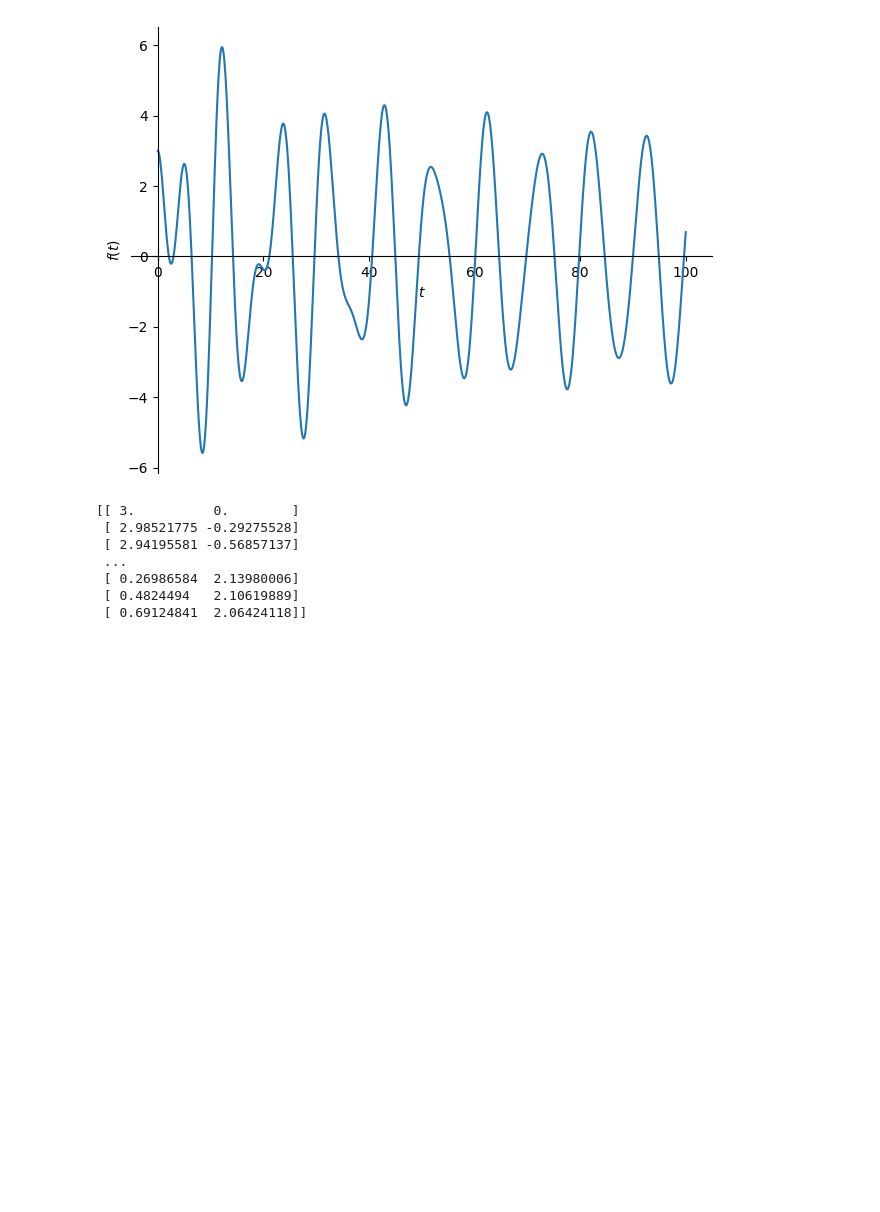
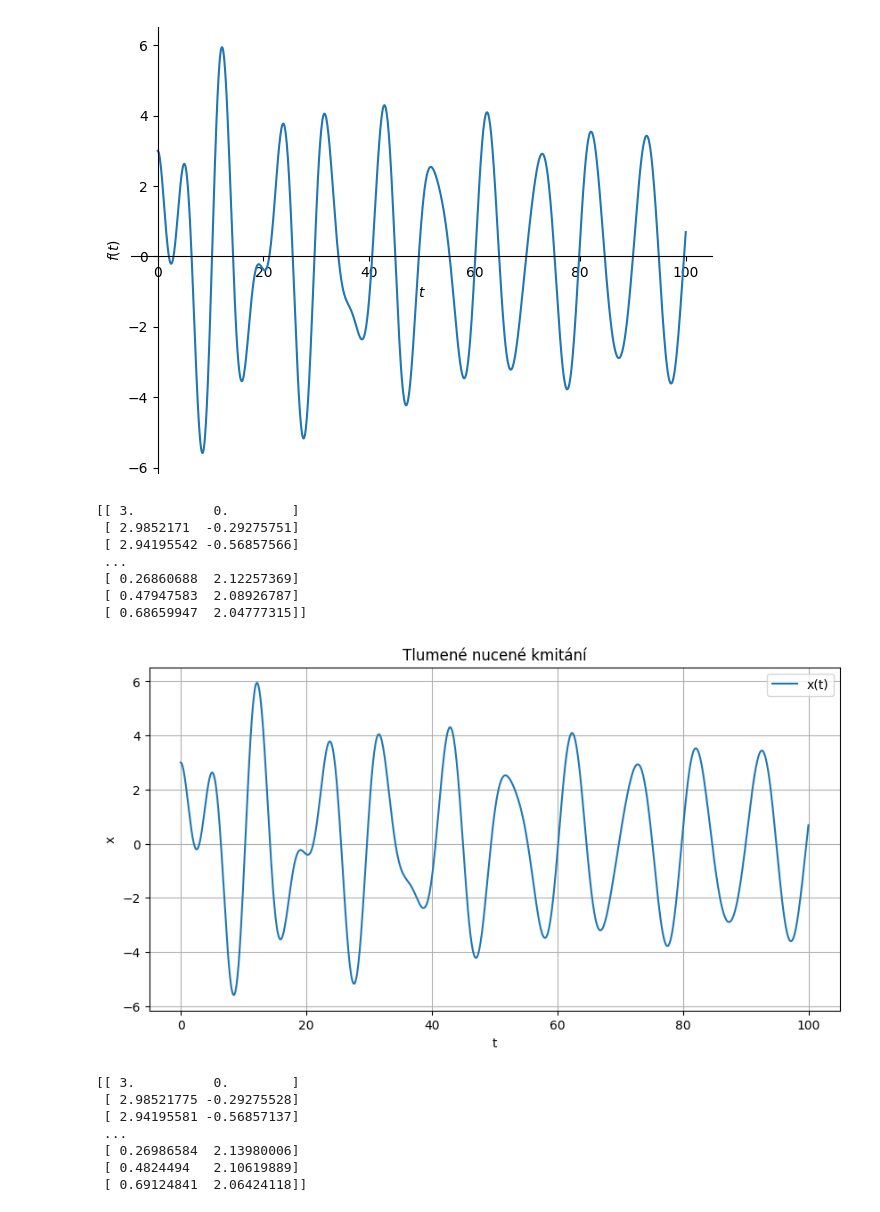
Before and after one commit to pkbcz/MSW2, a Jupyter notebook: 12 Diferencialni rovnice.ipynb, the cells around one changed output. Saved outputs shown, nothing was run; the diff lists cells and outputs as text; code cells hidden in the pictures; blank space fills up the shorter version.

```diff
--- a/12 Diferencialni rovnice.ipynb
+++ b/12 Diferencialni rovnice.ipynb
@@ -794,6 +865,86 @@ plot(y.rhs,(t,0,100));
 # %% [output]
 Eq(x(t), (-2.00483019553968*sin(0.99968745115661*t) + 3.17273436804693*cos(0.99968745115661*t))*exp(-0.025*t) + 3.30717769425721*sin(0.63*t) - 0.172734368046928*cos(0.63*t))
 [figure]
+# %%
+# numerické řešení - scipy.solve_ivp a matplotlib
+from scipy.integrate import solve_ivp
+import numpy as np
+import matplotlib.pyplot as plt
+
+
+def tlumene_kmitani(x0, v0, omega, beta, Omega, F0):
+    # Soustava 1. řádu:
+    # x' = v
+    # v' = -omega*x - beta*v + F0*sin(Omega*t)
+
+    def dUdt(t, U):
+        x = U[0]                # U[0] = x
+        v = U[1]                # U[1] = v
+
+        dxdt = v
+        dvdt = -omega*x - beta*v + F0*np.sin(Omega*t)
+
+        return [dxdt, dvdt]
+
+
+    U0 = [x0, v0]               # počáteční podmínky
+
+    t_start = 0                 # interval času
+    t_end   = 100
+    t_eval = np.linspace(t_start, t_end, 1000)
+
+
+    sol = solve_ivp(            # numerické řešení
+        dUdt,
+        [t_start, t_end],
+        U0,
+        t_eval=t_eval
+    )
+
+    # výsledky
+    t = sol.t
+    x = sol.y[0]
+    v = sol.y[1]
+
+    # výpis matice řešení
+    print(sol.y.T)
+
+    # graf
+    plt.figure(figsize=(10,5))
+    plt.plot(t, x, label="x(t)")
+    plt.xlabel("t")
+    plt.ylabel("x")
+    plt.title("Tlumené nucené kmitání")
+    plt.grid(True)
+    plt.legend()
+    plt.show()
+
+
+# Parametry:
+# omega = vlastní frekvence
+# beta  = tlumení
+# Omega = budicí frekvence
+# F0    = amplituda síly
+# x0    = počáteční výchylka
+# v0    = počáteční rychlost
+
+tlumene_kmitani(
+    x0=3.0,
+    v0=0.0,
+    omega=1.0,
+    beta=0.05,
+    Omega=0.63,
+    F0=2.0
+)
+# %% [output]
+[[ 3.          0.        ]
+ [ 2.9852171  -0.29275751]
+ [ 2.94195542 -0.56857566]
+ ...
+ [ 0.26860688  2.12257369]
+ [ 0.47947583  2.08926787]
+ [ 0.68659947  2.04777315]]
+[figure, added]
 # %%
 # numerické řešení - scipy.odeint a matplotlib
 from scipy.integrate import odeint
```
Also changed, not shown: parts of 18 cells of this notebook, 2 other files.
